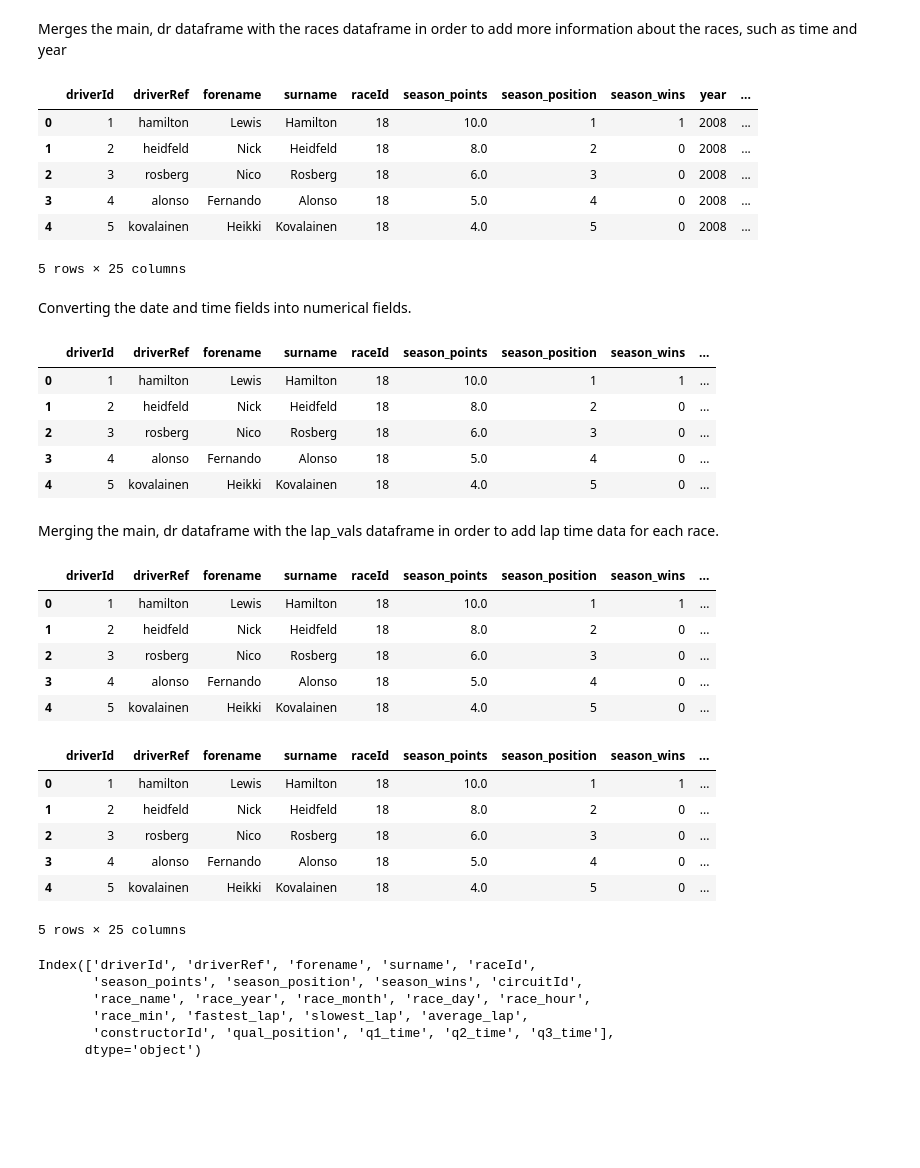
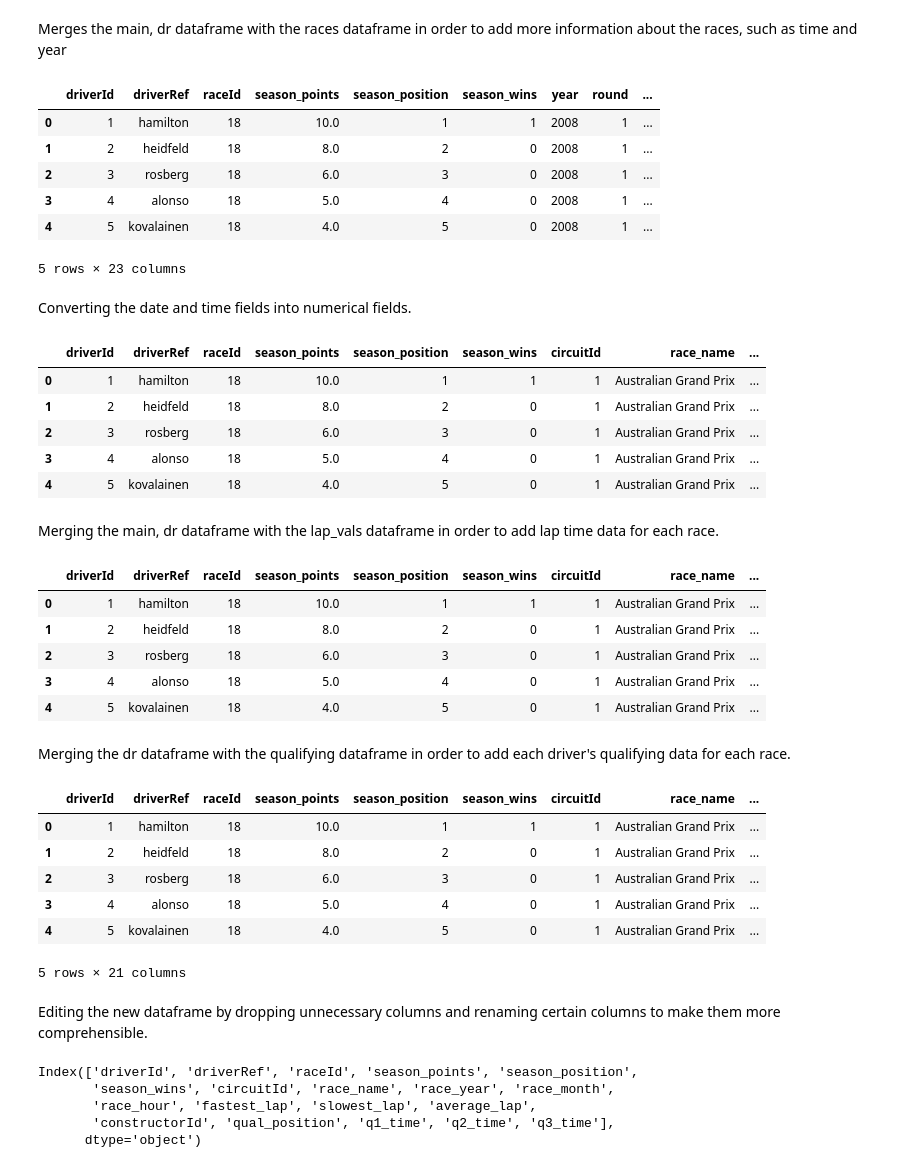
Before and after one commit to nateq02/STAT_Final_Project, a Jupyter notebook: final_project.ipynb, the cells around one changed output. Drawn from its saved outputs; the diff is of its cells as text; code cells hidden in the pictures; blank space fills up the shorter version.

```diff
--- a/final_project.ipynb
+++ b/final_project.ipynb
@@ -67,6 +72,6 @@ status = (139, 2)
 # %% [markdown]
 Shows info on all 13 datasets
 # %%
-for key in df_dict.keys():
-    display(Markdown(f'**<u>{key}</u>**'))
-    print(df_dict[key].info())
+#for key in df_dict.keys():
+#    display(Markdown(f'**<u>{key}</u>**'))
+#    print(df_dict[key].info())
@@ -241,9 +163,12 @@ df_dict['results'].rename(columns = {'milliseconds':'whole_race_time(sec)'}, inp
 
 df_dict['results']['fastestLapSpeed'] = pd.to_numeric(df_dict['results']['fastestLapSpeed'])
 df_dict['results']['rank'] = pd.to_numeric(df_dict['results']['rank'])
+df_dict['results']['position'] = pd.to_numeric(df_dict['results']['position'])
 
-df_dict['results'].rename(columns = {'position': 'final_race_position', 'fastestLap':'fastest_lap#', 'fastestLapSpeed': 'fastest_lap_speed(km/h)',
+
+df_dict['results'].rename(columns = {'positionOrder': 'final_race_position', 'fastestLap':'fastest_lap#', 'fastestLapSpeed': 'fastest_lap_speed(km/h)',
                                      'rank':'fastest_lap_rank'}, inplace = True)
+
 df_dict['results'].info()
 # %% [output]
 <class 'pandas.core.frame.DataFrame'>
@@ -267,7 +192,7 @@ memory usage: 3.6+ MB
 Creates a dataframe that will be used to store driver data and results. Merges the drivers and drvier_standings tables to get the standings of the drivers after each race. It also gives details about accumulated placement points and how mnay wins so far throughout the season.
 # %%
 dr = pd.merge(df_dict['drivers'], df_dict['driver_standings'], on = 'driverId')
-dr.drop(columns = ['number', 'code', 'dob', 'nationality', 'url', 'driverStandingsId', 'positionText'], inplace = True)
+dr.drop(columns = ['forename', 'surname', 'number', 'code', 'dob', 'nationality', 'url', 'driverStandingsId', 'positionText'], inplace = True)
 dr.rename(columns = {'points': 'season_points', 'position': 'season_position', 'wins': 'season_wins'}, inplace = True)
 dr.head(25)
 # %% [output]
@@ -294,69 +219,72 @@ Merges the main, dr dataframe with the races dataframe in order to add more info
 dr = pd.merge(dr, df_dict['races'], on = 'raceId')
 dr.head()
 # %% [output]
-|  | driverId | driverRef | forename | surname | raceId | season_points | season_position | season_wins | year | ... |
-| 0 | 1 | hamilton | Lewis | Hamilton | 18 | 10.0 | 1 | 1 | 2008 | ... |
-| 1 | 2 | heidfeld | Nick | Heidfeld | 18 | 8.0 | 2 | 0 | 2008 | ... |
-| 2 | 3 | rosberg | Nico | Rosberg | 18 | 6.0 | 3 | 0 | 2008 | ... |
-| 3 | 4 | alonso | Fernando | Alonso | 18 | 5.0 | 4 | 0 | 2008 | ... |
-| 4 | 5 | kovalainen | Heikki | Kovalainen | 18 | 4.0 | 5 | 0 | 2008 | ... |
+|  | driverId | driverRef | raceId | season_points | season_position | season_wins | year | round | ... |
+| 0 | 1 | hamilton | 18 | 10.0 | 1 | 1 | 2008 | 1 | ... |
+| 1 | 2 | heidfeld | 18 | 8.0 | 2 | 0 | 2008 | 1 | ... |
+| 2 | 3 | rosberg | 18 | 6.0 | 3 | 0 | 2008 | 1 | ... |
+| 3 | 4 | alonso | 18 | 5.0 | 4 | 0 | 2008 | 1 | ... |
+| 4 | 5 | kovalainen | 18 | 4.0 | 5 | 0 | 2008 | 1 | ... |
-5 rows × 25 columns
+5 rows × 23 columns
 # %% [markdown]
 Converting the date and time fields into numerical fields.
 # %%
 dr.drop(columns = ['year', 'round', 'url', 'fp1_date', 'fp1_time', 'fp2_date', 'fp2_time', 'fp3_date', 'fp3_time', 'quali_date', 'quali_time', 'sprint_date', 'sprint_time'], inplace = True)
 
 dr['date'] = pd.to_datetime(dr['date'])
 dr['race_year'] = dr['date'].dt.year
 dr['race_month'] = dr['date'].dt.month
-dr['race_day'] = dr['date'].dt.day
+#dr['race_day'] = dr['date'].dt.day
 
 dr['time'] = pd.to_datetime(dr['time'])
 dr['race_hour'] = dr['time'].dt.hour
-dr['race_min'] = dr['time'].dt.minute
+#dr['race_min'] = dr['time'].dt.minute
 
 dr.drop(columns = ['date', 'time'], inplace = True)
 dr.rename(columns = {'name': 'race_name'}, inplace = True)
 
 dr.head()
 # %% [output]
-|  | driverId | driverRef | forename | surname | raceId | season_points | season_position | season_wins | ... |
-| 0 | 1 | hamilton | Lewis | Hamilton | 18 | 10.0 | 1 | 1 | ... |
-| 1 | 2 | heidfeld | Nick | Heidfeld | 18 | 8.0 | 2 | 0 | ... |
-| 2 | 3 | rosberg | Nico | Rosberg | 18 | 6.0 | 3 | 0 | ... |
-| 3 | 4 | alonso | Fernando | Alonso | 18 | 5.0 | 4 | 0 | ... |
-| 4 | 5 | kovalainen | Heikki | Kovalainen | 18 | 4.0 | 5 | 0 | ... |
+|  | driverId | driverRef | raceId | season_points | season_position | season_wins | circuitId | race_name | ... |
+| 0 | 1 | hamilton | 18 | 10.0 | 1 | 1 | 1 | Australian Grand Prix | ... |
+| 1 | 2 | heidfeld | 18 | 8.0 | 2 | 0 | 1 | Australian Grand Prix | ... |
+| 2 | 3 | rosberg | 18 | 6.0 | 3 | 0 | 1 | Australian Grand Prix | ... |
+| 3 | 4 | alonso | 18 | 5.0 | 4 | 0 | 1 | Australian Grand Prix | ... |
+| 4 | 5 | kovalainen | 18 | 4.0 | 5 | 0 | 1 | Australian Grand Prix | ... |
 # %% [markdown]
 Merging the main, dr dataframe with the lap_vals dataframe in order to add lap time data for each race.
 # %%
 dr = pd.merge(dr, lap_vals, on = ['driverId', 'raceId'])
 dr.head()
 # %% [output]
-|  | driverId | driverRef | forename | surname | raceId | season_points | season_position | season_wins | ... |
-| 0 | 1 | hamilton | Lewis | Hamilton | 18 | 10.0 | 1 | 1 | ... |
-| 1 | 2 | heidfeld | Nick | Heidfeld | 18 | 8.0 | 2 | 0 | ... |
-| 2 | 3 | rosberg | Nico | Rosberg | 18 | 6.0 | 3 | 0 | ... |
-| 3 | 4 | alonso | Fernando | Alonso | 18 | 5.0 | 4 | 0 | ... |
-| 4 | 5 | kovalainen | Heikki | Kovalainen | 18 | 4.0 | 5 | 0 | ... |
+|  | driverId | driverRef | raceId | season_points | season_position | season_wins | circuitId | race_name | ... |
+| 0 | 1 | hamilton | 18 | 10.0 | 1 | 1 | 1 | Australian Grand Prix | ... |
+| 1 | 2 | heidfeld | 18 | 8.0 | 2 | 0 | 1 | Australian Grand Prix | ... |
+| 2 | 3 | rosberg | 18 | 6.0 | 3 | 0 | 1 | Australian Grand Prix | ... |
+| 3 | 4 | alonso | 18 | 5.0 | 4 | 0 | 1 | Australian Grand Prix | ... |
+| 4 | 5 | kovalainen | 18 | 4.0 | 5 | 0 | 1 | Australian Grand Prix | ... |
+# %% [markdown]
+Merging the dr dataframe with the qualifying dataframe in order to add each driver's qualifying data for each race.
 # %%
 dr = pd.merge(dr, df_dict['qualifying'], on = ['raceId', 'driverId'])
 dr.head()
 # %% [output]
-|  | driverId | driverRef | forename | surname | raceId | season_points | season_position | season_wins | ... |
-| 0 | 1 | hamilton | Lewis | Hamilton | 18 | 10.0 | 1 | 1 | ... |
-| 1 | 2 | heidfeld | Nick | Heidfeld | 18 | 8.0 | 2 | 0 | ... |
-| 2 | 3 | rosberg | Nico | Rosberg | 18 | 6.0 | 3 | 0 | ... |
-| 3 | 4 | alonso | Fernando | Alonso | 18 | 5.0 | 4 | 0 | ... |
-| 4 | 5 | kovalainen | Heikki | Kovalainen | 18 | 4.0 | 5 | 0 | ... |
+|  | driverId | driverRef | raceId | season_points | season_position | season_wins | circuitId | race_name | ... |
+| 0 | 1 | hamilton | 18 | 10.0 | 1 | 1 | 1 | Australian Grand Prix | ... |
+| 1 | 2 | heidfeld | 18 | 8.0 | 2 | 0 | 1 | Australian Grand Prix | ... |
+| 2 | 3 | rosberg | 18 | 6.0 | 3 | 0 | 1 | Australian Grand Prix | ... |
+| 3 | 4 | alonso | 18 | 5.0 | 4 | 0 | 1 | Australian Grand Prix | ... |
+| 4 | 5 | kovalainen | 18 | 4.0 | 5 | 0 | 1 | Australian Grand Prix | ... |
-5 rows × 25 columns
+5 rows × 21 columns
+# %% [markdown]
+Editing the new dataframe by dropping unnecessary columns and renaming certain columns to make them more comprehensible.
 # %%
 dr.drop(columns = ['qualifyId', 'number'], inplace = True)
 dr.rename(columns = {'position': 'qual_position', 'q1': 'q1_time', 'q2': 'q2_time', 'q3': 'q3_time'}, inplace = True)
 dr.columns
 # %% [output]
-Index(['driverId', 'driverRef', 'forename', 'surname', 'raceId',
-       'season_points', 'season_position', 'season_wins', 'circuitId',
-       'race_name', 'race_year', 'race_month', 'race_day', 'race_hour',
-       'race_min', 'fastest_lap', 'slowest_lap', 'average_lap',
+Index(['driverId', 'driverRef', 'raceId', 'season_points', 'season_position',
+       'season_wins', 'circuitId', 'race_name', 'race_year', 'race_month',
+       'race_hour', 'fastest_lap', 'slowest_lap', 'average_lap',
        'constructorId', 'qual_position', 'q1_time', 'q2_time', 'q3_time'],
       dtype='object')
```
Also changed, not shown: parts of 29 cells of this notebook.
